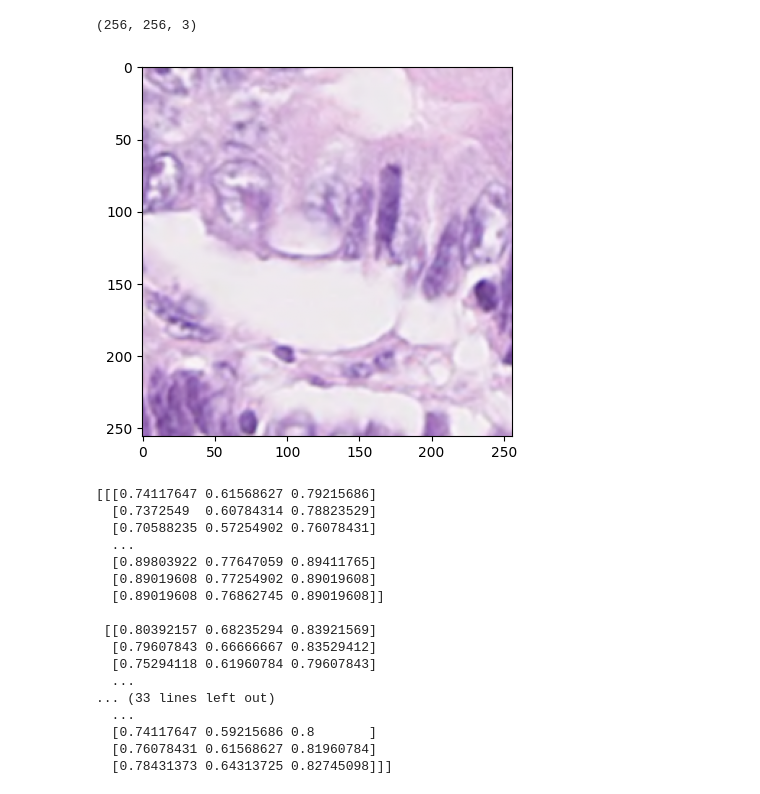
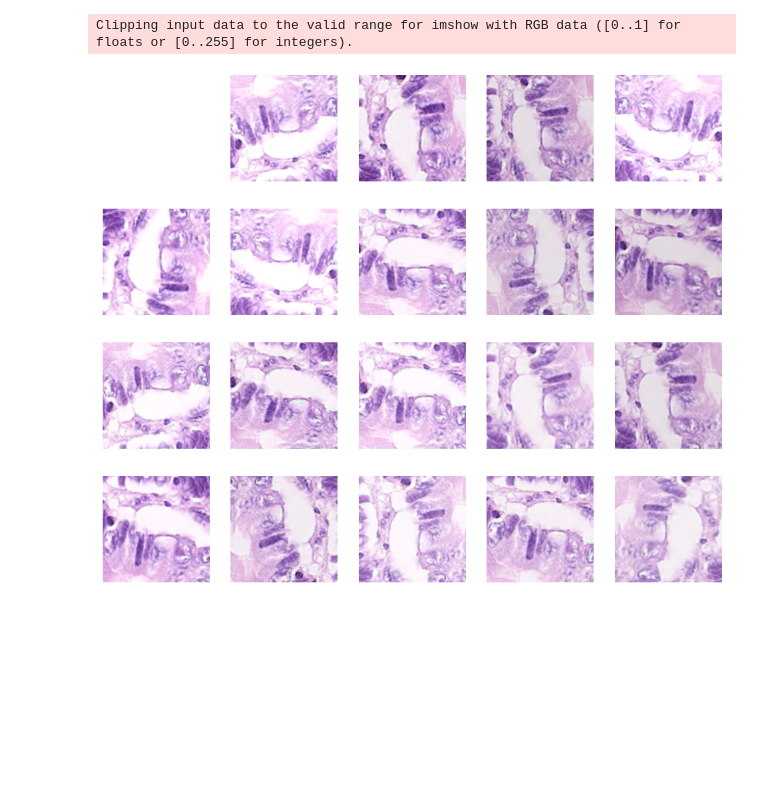
Before and after one commit to antoinehabis/Nuclei-Click, a Jupyter notebook: twin_generator/test_augmentor.ipynb, the cells around one changed output. Drawn from its saved outputs; the diff is of its cells as text; code cells hidden in the pictures; blank space fills up the shorter version.

```diff
--- a/twin_generator/test_augmentor.ipynb
+++ b/twin_generator/test_augmentor.ipynb
@@ -21,32 +1,39 @@ def get_elastic_deform_and_crop(img, displacement=np.random.randn(2, 3, 3) * 7):
-# %%
-img = tifffile.imread(glob(path_images+'/*')[0])
-displacement=np.random.randn(2, 3, 3) * 5
-# plt.imshow(img)
-print(img.shape)
-# %% [output]
-(256, 256, 3)
-# %%
-img = tifffile.imread(glob(path_images+'/*')[0])
-img0 = augmentation(img/255)
-plt.imshow(img0)
-plt.show()
-print(img0)
-# %% [output]
-[figure, removed]
-[[[0.74117647 0.61568627 0.79215686]
-  [0.7372549  0.60784314 0.78823529]
-  [0.70588235 0.57254902 0.76078431]
-  ...
-  [0.89803922 0.77647059 0.89411765]
-  [0.89019608 0.77254902 0.89019608]
-  [0.89019608 0.76862745 0.89019608]]
-
- [[0.80392157 0.68235294 0.83921569]
-  [0.79607843 0.66666667 0.83529412]
-  [0.75294118 0.61960784 0.79607843]
-  ...
-... (33 lines left out)
-  ...
-  [0.74117647 0.59215686 0.8       ]
-  [0.76078431 0.61568627 0.81960784]
-  [0.78431373 0.64313725 0.82745098]]]
+# %%
+from augmentation import augmentation
+import tifffile
+import numpy as np
+import matplotlib.pyplot as plt
+from config import *
+filename = os.listdir(path_images)[0]
+img = tifffile.imread(os.path.join(path_images, filename))
+img_augmented = []
+nb_twins = 20
+for i in range(nb_twins+1):
+    if i==0:
+        img_augmented.append(tifffile.imread(os.path.join(path_images,filename)))
+    else:
+        img_augmented.append((augmentation(img/255,sigma = 8)*255).astype(np.uint8))
+# %%
+
+
+def plot_subfigure(images, rows=4, cols=5):
+    fig, axes = plt.subplots(rows, cols, figsize=(12, 10))
+
+    for i in range(rows):
+        for j in range(cols):
+            if i * cols + j < len(images):
+                axes[i, j].imshow(images[i * cols + j])
+                axes[i, j].axis('off')
+
+    plt.show()
+
+# Example usage:
+# Assuming 'images' is a list of image arrays (numpy arrays)
+# Replace this with your actual list of images
+image_shape = (50, 50, 3)  # Adjust the shape based on your actual image size
+images = img_augmented
+
+plot_subfigure(images, rows=4, cols=5)
+# %% [output]
+Clipping input data to the valid range for imshow with RGB data ([0..1] for floats or [0..255] for integers).
+[figure, added]
```
Also changed, not shown: parts of 2 cells of this notebook, 25 other files.
